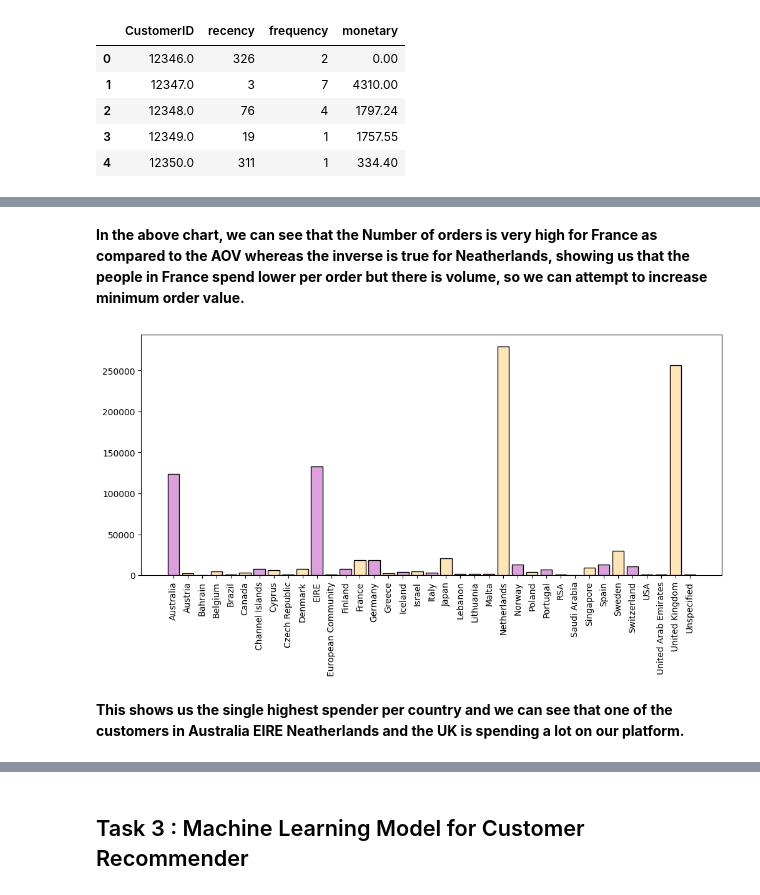
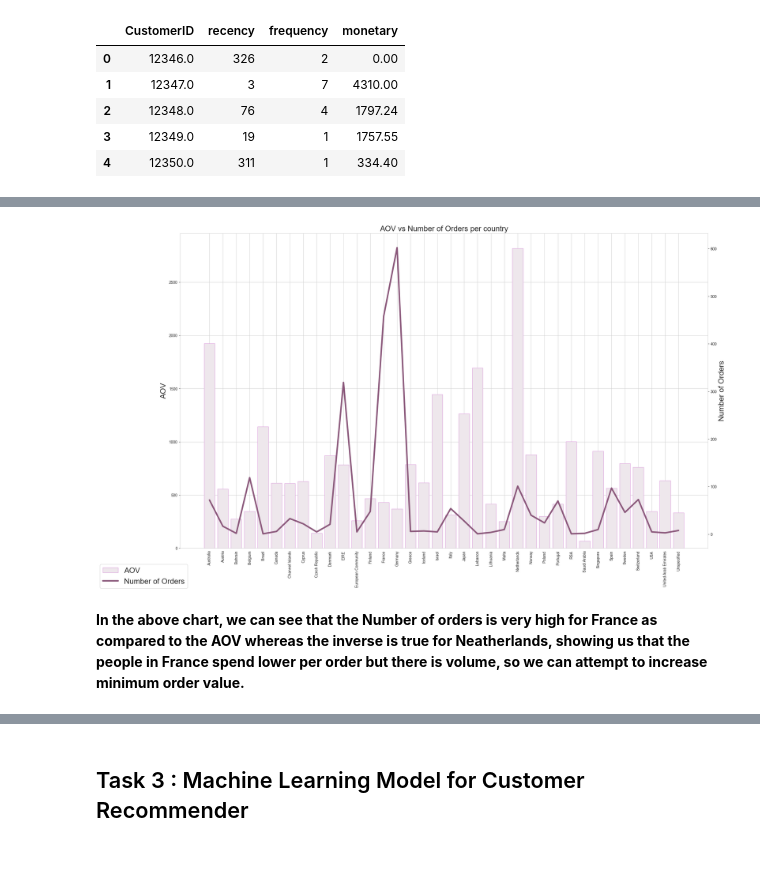
Before and after one commit to someshjadhwani24/Context_Aware_Recommender, a Jupyter notebook: Project_Main.ipynb, the cells around one changed output, grey strips where cells are left out. Drawn from its saved outputs; the diff is of its cells as text; code cells hidden in the pictures; blank space fills up the shorter version.

```diff
--- a/Project_Main.ipynb
+++ b/Project_Main.ipynb
@@ -478,15 +438,8 @@ plt.show()
-# %% [markdown]
-**In the above chart, we can see that the Number of orders is very high for France as compared to the AOV whereas the inverse is true for Neatherlands, showing us that the people in France spend lower per order but there is volume, so we can attempt to increase minimum order value.**
-# %%
-plt.figure(figsize=(12,5))
-rfm_stats=rfm.groupby(['Country']).max()
-
-
-plt.xticks(ticks=range(len(rfm_stats.axes[0].tolist())), labels=rfm_stats.axes[0].tolist(), rotation=90)
-
-rfm_stats.sort_values(by='monetary', ascending=False)
-x=plt.bar(rfm_stats.axes[0].tolist(),rfm_stats['monetary'],color=['plum', 'moccasin'],edgecolor = "black")
-# %% [output]
-[figure, removed]
-# %% [markdown]
-**This shows us the single highest spender per country and we can see that one of the customers in Australia EIRE Neatherlands and the UK is spending a lot on our platform.**
+# %%
+AOV = pd.DataFrame()
+AOV['Country']=rfm.groupby(['Country']).sum().axes[0]
+AOV['Frequency'] = list(rfm.groupby(['Country']).sum()['frequency'])
+AOV['Monetary'] = list(rfm.groupby(['Country']).sum()['monetary'])
+AOV['Recency'] = list(rfm.groupby(['Country']).sum()['recency'])
+AOV['AOV'] = AOV['Monetary']/AOV['Frequency']
+AOV= AOV.drop(AOV.loc[AOV['Country'] == "United Kingdom"].index)
@@ -492,0 +448,23 @@ x=plt.bar(rfm_stats.axes[0].tolist(),rfm_stats['monetary'],color=['plum', 'mocca
+# %%
+fig, ax1 = plt.subplots()
+ax1.bar(AOV['Country'],AOV['AOV'],color=['#EEE7EC'],edgecolor = "plum",label="AOV")
+ax1.set_ylabel("AOV",fontsize=20)
+
+plt.xticks(ticks=range(len(AOV['Country'])), labels=AOV['Country'], rotation=90)
+
+ax2 = ax1.twinx()
+ax2.plot(AOV['Country'],AOV['Frequency'],color="#8A577A",label="Number of Orders",linewidth=4)
+ax2.set_ylabel('Number of Orders',fontsize=20)
+
+ax2.grid(False)
+
+plt.gcf().set_size_inches(25, 15)
+
+plt.title("AOV vs Number of Orders per country",fontsize=20)
+fig.legend(loc ="lower left",fontsize=20)
+
+plt.show()
+# %% [output]
+[figure, added]
+# %% [markdown]
+**In the above chart, we can see that the Number of orders is very high for France as compared to the AOV whereas the inverse is true for Neatherlands, showing us that the people in France spend lower per order but there is volume, so we can attempt to increase minimum order value.**
```
Also changed, not shown: parts of 38 cells of this notebook.
